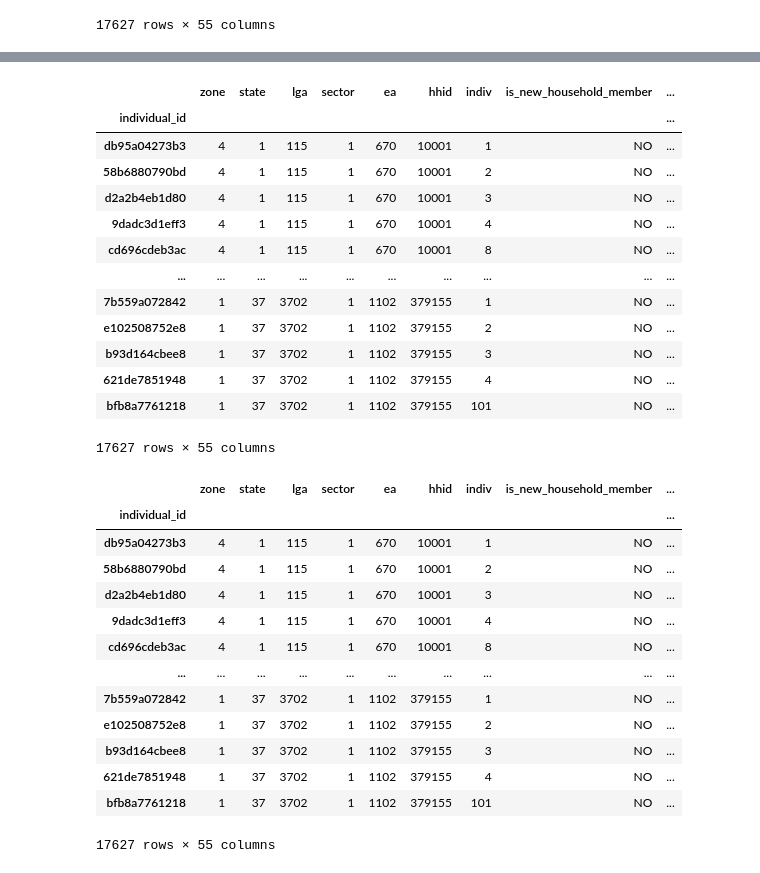
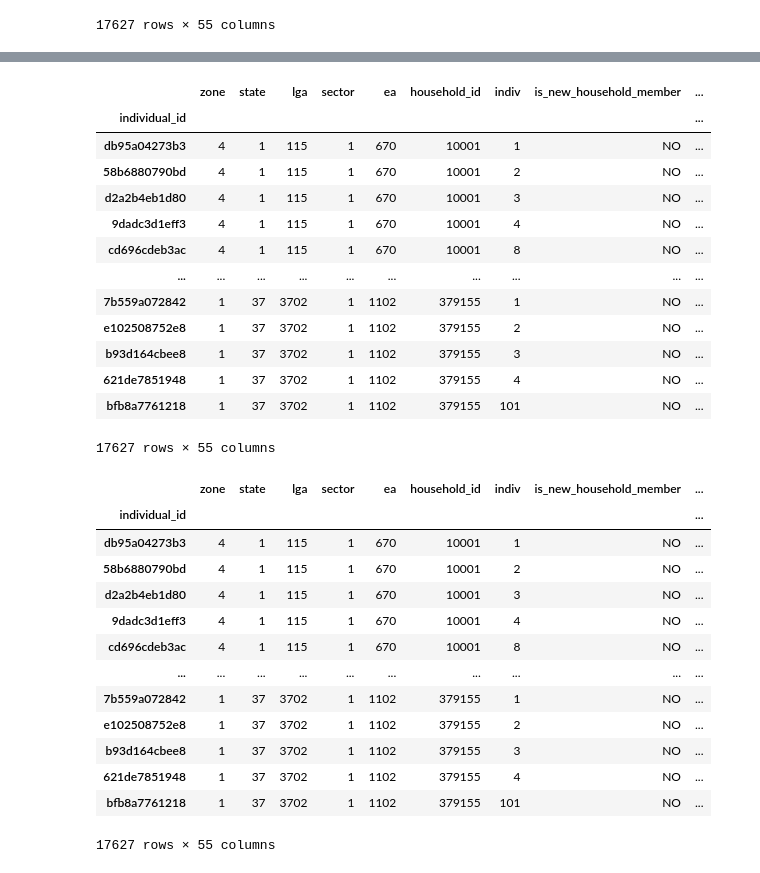
Before and after one commit to KathrynPanger/swb_databases_course_prep, a Jupyter notebook: notebooks/household_person_phone_number_link.ipynb, the cells around one changed output, grey strips where cells are left out. Drawn from its saved outputs; the diff is of its cells as text; code cells hidden in the pictures.

```diff
--- a/notebooks/household_person_phone_number_link.ipynb
+++ b/notebooks/household_person_phone_number_link.ipynb
@@ -427,13 +550,15 @@ p2r3_sect_2_6b_6c.csv
 | bfb8a7761218 | 1 | 37 | 3702 | 1 | 1102 | 379155 | 101 | 2 | 2.0 | 2.0 | ... |
 17627 rows × 55 columns
 # %%
-rename_dict= {'s2q2': 'is_new_household_member',
+rename_dict= {'hhid': 'household_id',
+              's2q2': 'is_new_household_member',
               's2q3': 'is_still_household_member',
               's2q5': 'sex',
               's2q6': 'age',
               's2q7': 'relationship_to_head',
               's2q7_os': 'other_relationship',
               's2q8': 'why_join_household',
+              's2q4': 'why_leave_household',
               's2q8_os':'other_reason_for_joining',
               's2q14': 'is_covid_vaccinated',
               's6q0b_1': 'is_available_to_respond',
@@ -477,36 +696,35 @@ working_df
 # %%
 # Recode  the binary columns and all shared variables from the previous dataset
 
 #binary variables
 binary_columns = ['is_new_household_member',
                   'is_still_household_member',
-                  'is_covid_vaccinated',
                   'is_available_to_respond',
                   'worked_for_pay_last_week',
                   'has_business_was_absent_last_week',
                   'tried_to_earn_pay_last_month',
                   'worked_december_2021',
                   'worked_january_2022',
                   'worked_february_2022',
                   'worked_march_2022',
                   'is_employed'
                   ]
 # age and sex
 clean_columns(working_df, selected_columns=binary_columns, cleaning_functions_list=[recode_binary])
 working_df['age'] = working_df['age'].astype("Int64")
-working_df['age_started_working'] = working_df['age'].astype("Int64")
-working_df['years_worked_first_job'] = working_df['age'].astype("Int64")
+working_df['age_started_working'] = working_df['age_started_working'].astype("Int64")
+working_df['years_worked_first_job'] = working_df['years_worked_first_job'].astype("Int64")
 clean_columns(working_df, ['sex'], [recode_sex])
 
 # Relationship to head
 clean_columns(working_df, ['relationship_to_head'], [recode_relationship_to_head])
 
 #Why Join household
 clean_columns(working_df, ['why_join_household'], [recode_why_join_household])
 
 working_df
 # %% [output]
-|  | zone | state | lga | sector | ea | hhid | indiv | is_new_household_member | ... |
+|  | zone | state | lga | sector | ea | household_id | indiv | is_new_household_member | ... |
 | individual_id |  |  |  |  |  |  |  |  | ... |
 | db95a04273b3 | 4 | 1 | 115 | 1 | 670 | 10001 | 1 | NO | ... |
 | 58b6880790bd | 4 | 1 | 115 | 1 | 670 | 10001 | 2 | NO | ... |
@@ -540,13 +758,13 @@ def recode_when_expected_to_return_to_work(entry):
         elif value == 5:
             return "ONCE RESTRICTIONS ARE LIFTED"
         elif value == 98:
-            return "DO NOT KNOW"
+            return "UKNOWN"
         else:
             return np.nan
 
 clean_columns(working_df, ['when_expected_to_return_to_work'], [recode_when_expected_to_return_to_work])
 # %% [output]
-|  | zone | state | lga | sector | ea | hhid | indiv | is_new_household_member | ... |
+|  | zone | state | lga | sector | ea | household_id | indiv | is_new_household_member | ... |
 | individual_id |  |  |  |  |  |  |  |  | ... |
 | db95a04273b3 | 4 | 1 | 115 | 1 | 670 | 10001 | 1 | NO | ... |
 | 58b6880790bd | 4 | 1 | 115 | 1 | 670 | 10001 | 2 | NO | ... |
```
Also changed, not shown: parts of 49 cells of this notebook, 1 other file.
